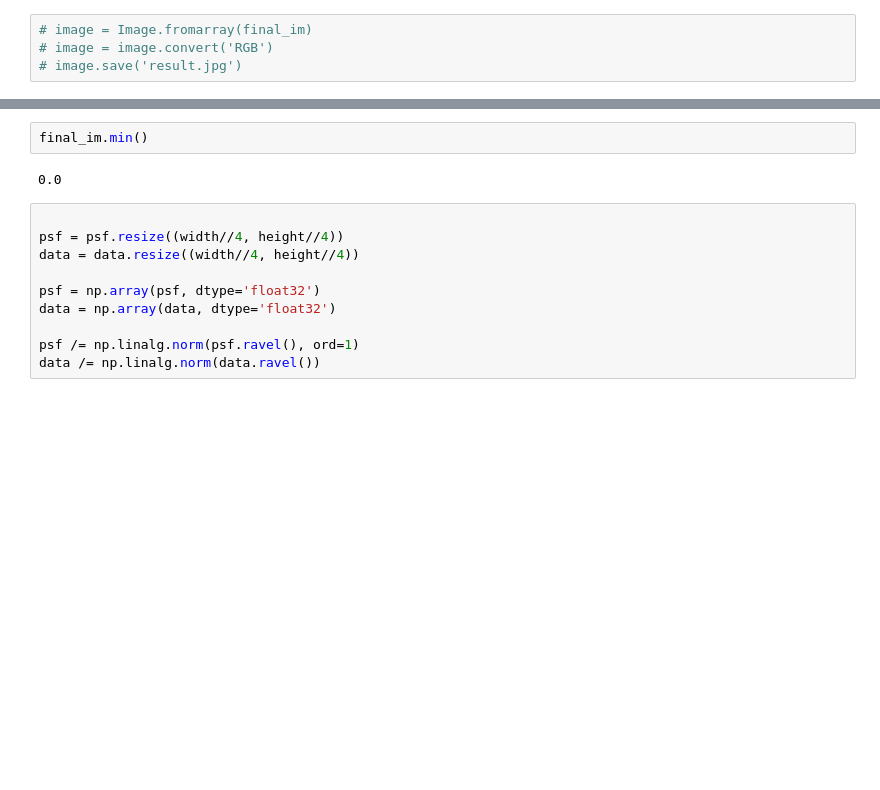
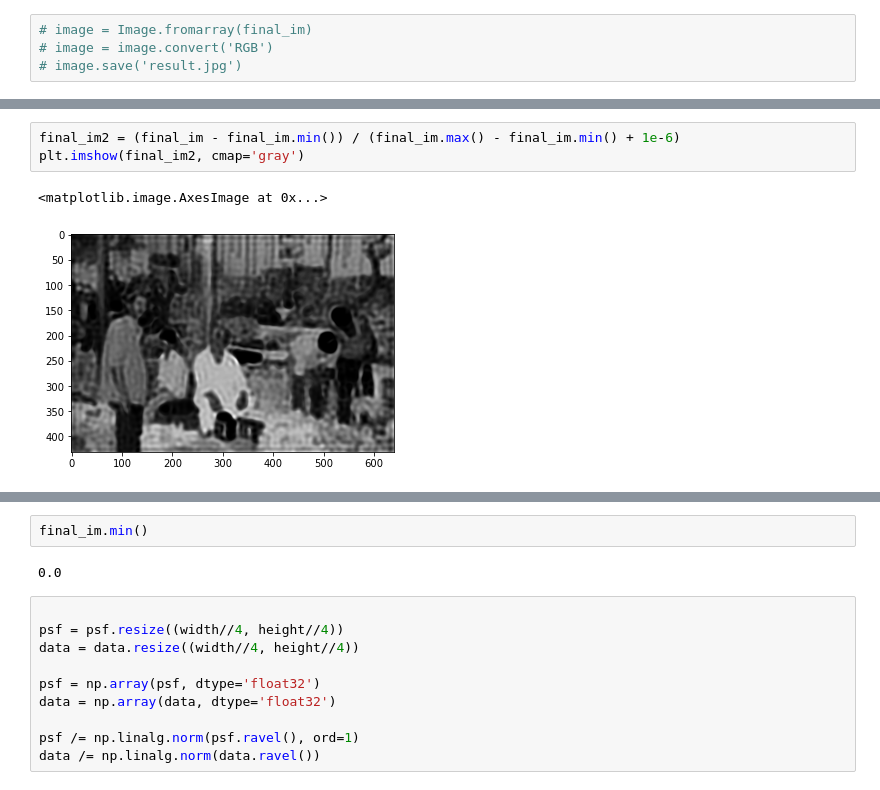
Before and after one commit to ChengJiacheng/DiffuserCam-Tutorial, a Jupyter notebook: GD.ipynb, the cells around one changed output, grey strips where cells are left out. Cells and saved outputs as stored; diff of their text form; blank space fills up the shorter version.

```diff
--- a/GD.ipynb
+++ b/GD.ipynb
@@ -263,0 +317,6 @@ data_reconstructed = np.zeros_like(data_rgb)
+# %%
+final_im2 = (final_im - final_im.min()) / (final_im.max() - final_im.min() + 1e-6)
+plt.imshow(final_im2, cmap='gray')
+# %% [output]
+<matplotlib.image.AxesImage at 0x...>
+[figure, added]
```
Also changed, not shown: parts of 15 cells of this notebook.
